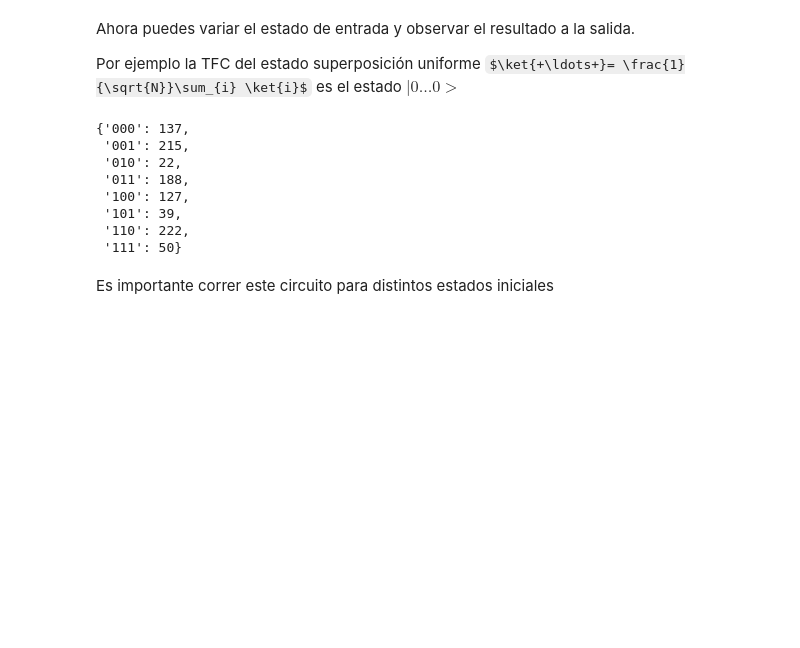
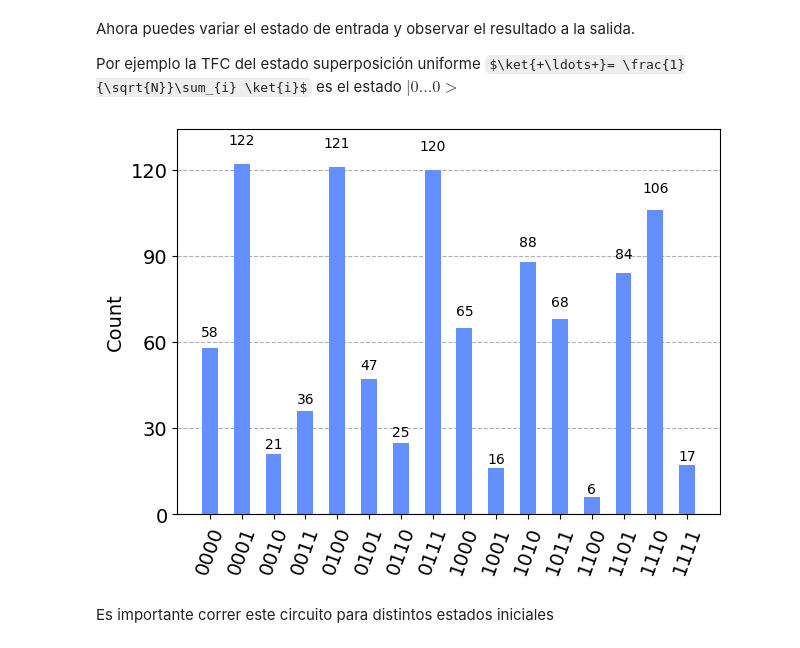
Before and after one commit to talentQ-es/TalentQ-CICC, a Jupyter notebook: _sources/docs/Part_03_Algoritmos/Chapter_042_QFT_myst.ipynb, the cells around one changed output. Saved outputs shown, nothing was run; the diff lists cells and outputs as text; code cells hidden in the pictures; some formulas as TeX source; blank space fills up the shorter version.

```diff
--- a/_sources/docs/Part_03_Algoritmos/Chapter_042_QFT_myst.ipynb
+++ b/_sources/docs/Part_03_Algoritmos/Chapter_042_QFT_myst.ipynb
@@ -321,22 +316,17 @@ Ahora puedes variar el estado de entrada y observar el resultado a la salida.
 
 Por ejemplo la TFC del estado superposición  uniforme  $\ket{+\ldots+}= \frac{1}{\sqrt{N}}\sum_{i} \ket{i}$ es el estado $|0 \ldots 0>$
 # %%
-
 from qiskit.primitives import Sampler
+sampler = Sampler()
 from qiskit.visualization import plot_histogram, plot_bloch_multivector
 
 nshots = 1000
-dist = Sampler().run(qc,shots=nshots).result().quasi_dists[0]
-tQ.dist2counts(dist,num_qubits,nshots)
+dist = sampler.run(qc,shots=nshots).result().quasi_dists[0]
+counts = tQ.dist2counts(dist,nqubits,nshots)
+
+plot_histogram(counts)
 # %% [output]
-{'000': 137,
- '001': 215,
- '010': 22,
- '011': 188,
- '100': 127,
- '101': 39,
- '110': 222,
- '111': 50}
+[figure, added]
 # %% [markdown]
 Es importante correr este circuito para distintos estados iniciales
 # %% [markdown]
```
Also changed, not shown: parts of 24 cells of this notebook, 29 other files.
